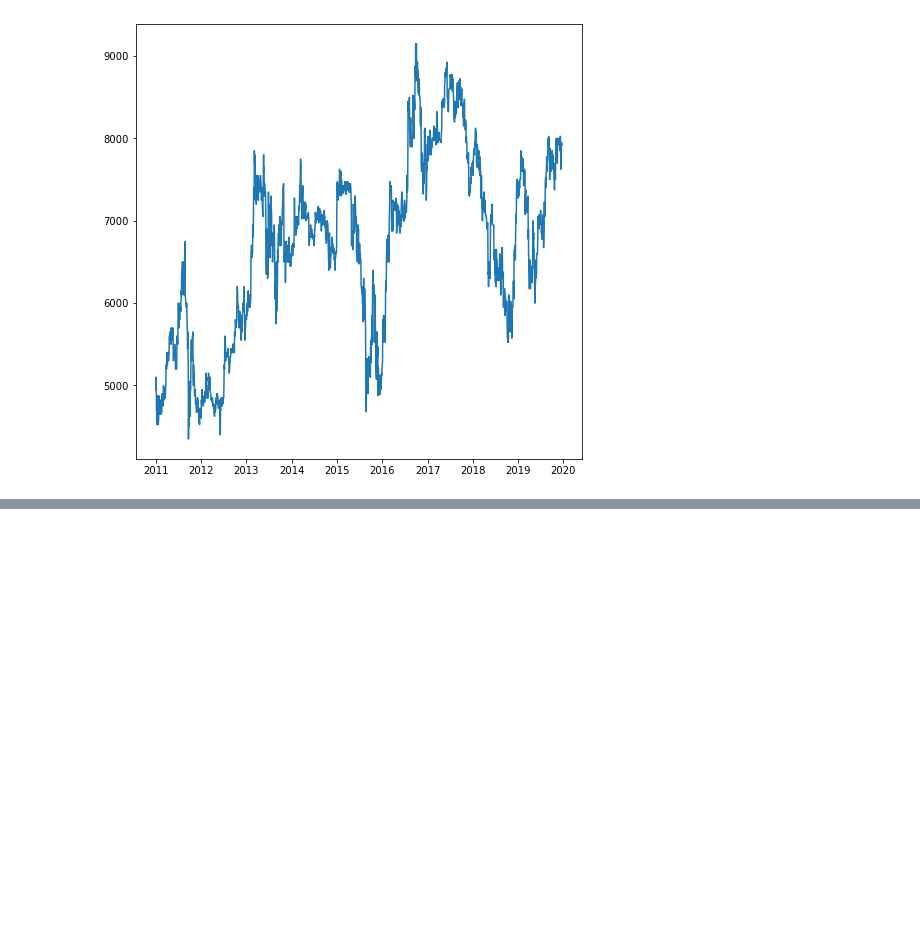
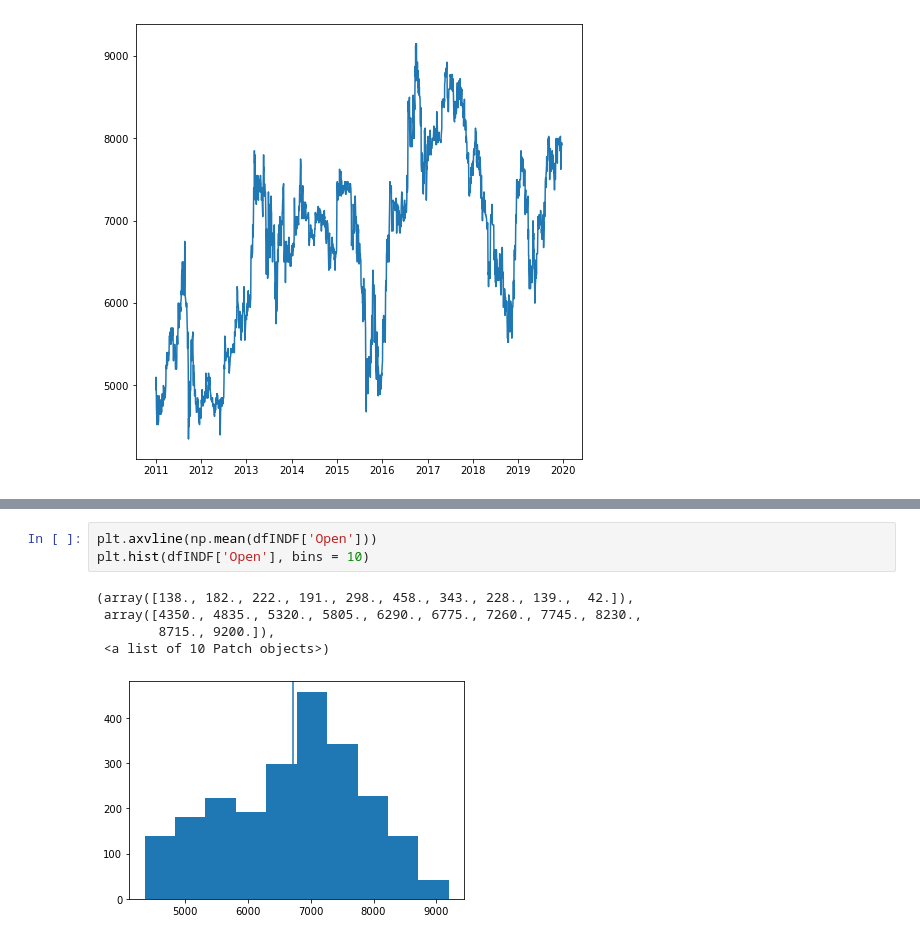
Before and after one commit to rahmanfp21/JC-DS-JKT-07, a Jupyter notebook: latihan_matplotlib.ipynb, the cells around one changed output, grey strips where cells are left out. Cells and saved outputs as stored; diff of their text form; blank space fills up the shorter version.

```diff
--- a/latihan_matplotlib.ipynb
+++ b/latihan_matplotlib.ipynb
@@ -186,0 +212,9 @@ To register the converters:
+# %%
+plt.axvline(np.mean(dfINDF['Open']))
+plt.hist(dfINDF['Open'], bins = 10)
+# %% [output]
+(array([138., 182., 222., 191., 298., 458., 343., 228., 139.,  42.]),
+ array([4350., 4835., 5320., 5805., 6290., 6775., 7260., 7745., 8230.,
+        8715., 9200.]),
+ <a list of 10 Patch objects>)
+[figure, added]
```
Also changed, not shown: parts of 6 cells of this notebook.
